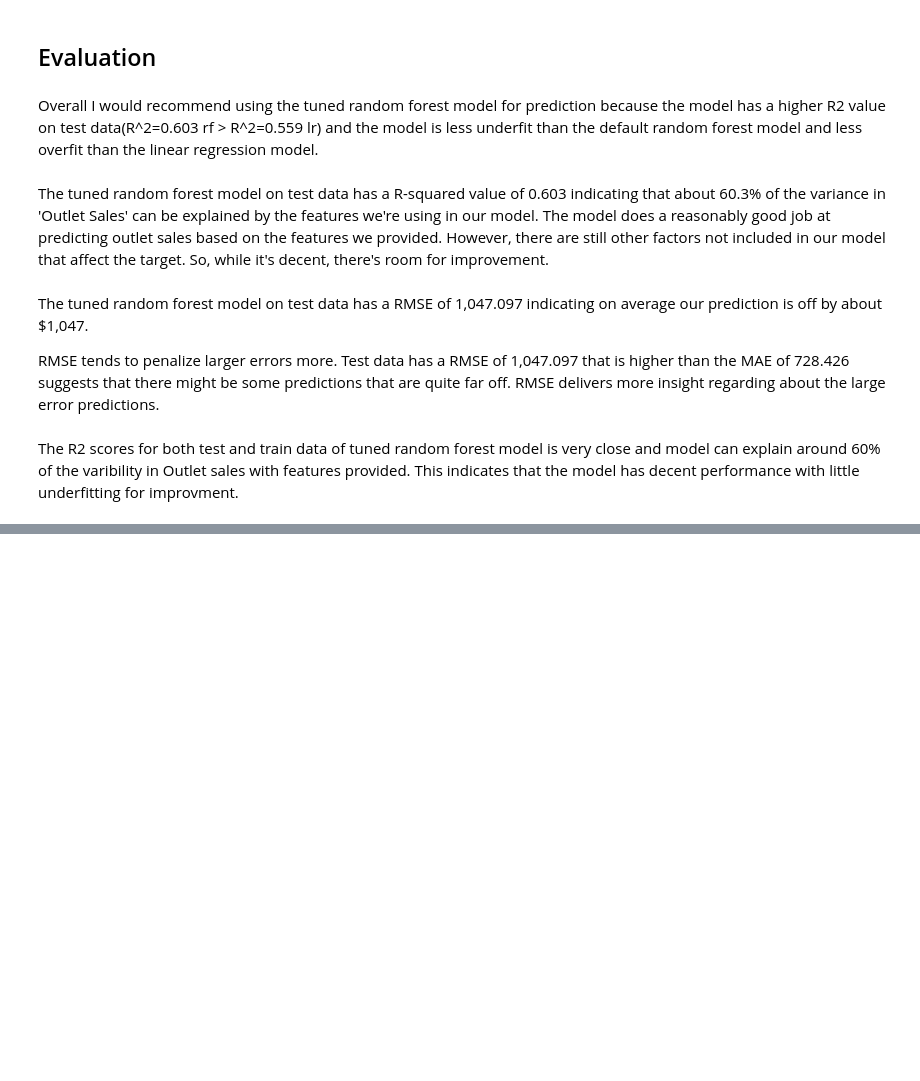
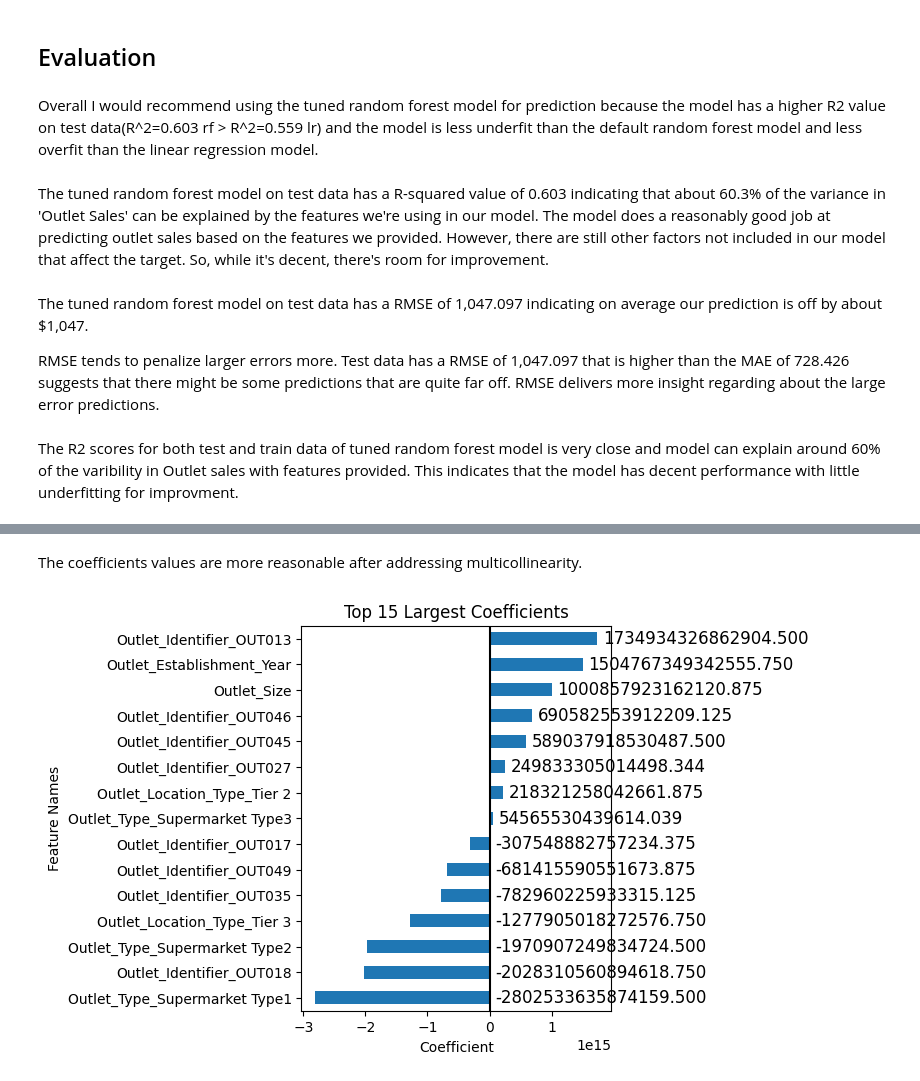
Before and after one commit to Qisam0322/Prediction-of-Product-Sales, a Jupyter notebook: Product_Sales_Preprocessing_Modeling.ipynb, the cells around one changed output, grey strips where cells are left out. Cells and saved outputs as stored; diff of their text form; code cells hidden in the pictures; blank space fills up the shorter version.

```diff
--- a/Product_Sales_Preprocessing_Modeling.ipynb
+++ b/Product_Sales_Preprocessing_Modeling.ipynb
@@ -517,8 +517,7 @@ rf_pip.get_params()
 #Define param grid try out differnt options
 param={'randomforestregressor__max_depth':[1,5,15,25],
        'randomforestregressor__n_estimators':[50,100,200],
-       'randomforestregressor__min_samples_leaf':[1,2,3,4],
-       'randomforestregressor__oob_score': [False,True]}
+       'randomforestregressor__min_samples_leaf':[1,2,3,4]}
 # %%
 #Instantiate the gridsearch
 grid_search=GridSearchCV(rf_pip,param,n_jobs=-1,cv=3,verbose=1)
@@ -591,0 +622,7 @@ The R2 scores for both test and train data of tuned random forest model is very
+# %%
+#addressing the multicollinearity in all our categorical features
+# by using drop = 'first'
+ohe_encoder_coeffs=OneHotEncoder(sparse_output=False,drop='first')
+ohe_tuple_coeffs=('categories',ohe_encoder_coeffs,ohe_cols)
+preprocessor_coeffs=ColumnTransformer([num_tuple,ord_tuple,ohe_tuple_coeffs],verbose_feature_names_out=False)
+preprocessor_coeffs
@@ -591,0 +647,4 @@ The R2 scores for both test and train data of tuned random forest model is very
+# %%
+#Create a new pipeline and fit on training data
+lin_reg_pipe_coeffs=make_pipeline(preprocessor_coeffs,LinearRegression())
+lin_reg_pipe_coeffs.fit(X_train,y_train)
@@ -591,0 +669,5 @@ The R2 scores for both test and train data of tuned random forest model is very
+# %%
+#Get coeffs from the new model with drop='first' for multicollinearity
+feature_names=lin_reg_pipe_coeffs[0].get_feature_names_out()
+coeffs_dropfirst=pd.Series(lin_reg_pipe_coeffs[-1].coef_,index=feature_names)
+coeffs_dropfirst=coeffs_dropfirst.sort_values(ascending=True)
@@ -591,0 +694,53 @@ The R2 scores for both test and train data of tuned random forest model is very
+# %% [markdown]
+The coefficients values are more reasonable after addressing multicollinearity.
+# %%
+#Load customized functions for ploting coefficients
+def annotate_hbars(ax, ha='left', va='center', size=12, xytext=(4,0),
+                  textcoords='offset points'):
+    for bar in ax.patches:
+
+        ## calculate center of bar
+        bar_ax = bar.get_y() + bar.get_height() / 2
+        ## get the value to annotate
+        val = bar.get_width()
+        if val < 0:
+            val_pos = 0
+        else:
+            val_pos = val
+        # ha and va stand for the horizontal and vertical alignment
+        ax.annotate(f"{val:.3f}", (val_pos,bar_ax), ha=ha, va=va, size=size,
+                        xytext=xytext, textcoords=textcoords)
+def plot_coeffs(coeffs, top_n=None, figsize=(4,5),
+                intercept=False, intercept_name="intercept",
+                annotate=False, ha='left', va='center', size=12,
+                xytext=(4,0), textcoords='offset points'):
+    """ Plots the top_n coefficients from a Series, with optional annotations.
+    """
+    # Drop intercept if intercept=False and
+    if (intercept == False) & (intercept_name in coeffs.index):
+        coeffs = coeffs.drop(intercept_name)
+    if top_n == None:
+        ## sort all features and set title
+        plot_vals = coeffs.sort_values()
+        title = "All Coefficients - Ranked by Magnitude"
+    else:
+        ## rank the coeffs and select the top_n
+        coeff_rank = coeffs.abs().rank().sort_values(ascending=False)
+        top_n_features = coeff_rank.head(top_n)
+
+        ## sort features and keep top_n and set title
+        plot_vals = coeffs.loc[top_n_features.index].sort_values()
+        title = f"Top {top_n} Largest Coefficients"
+    ## plotting top N importances
+    ax = plot_vals.plot(kind='barh', figsize=figsize)
+    ax.set(xlabel='Coefficient',
+            ylabel='Feature Names',
+            title=title)
+    ax.axvline(0, color='k')
+    if annotate == True:
+        annotate_hbars(ax, ha=ha, va=va, size=size, xytext=xytext, textcoords=textcoords)
+    return ax
+
+plot_coeffs(coeffs_dropfirst, top_n=15, annotate=True);
+# %% [output]
+[figure, added]
```
Also changed, not shown: parts of 19 cells of this notebook.
